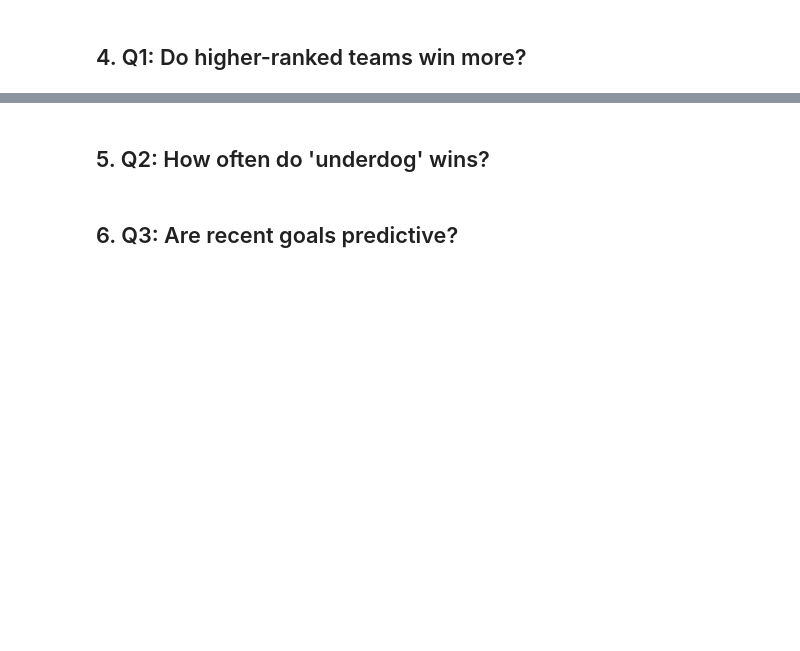
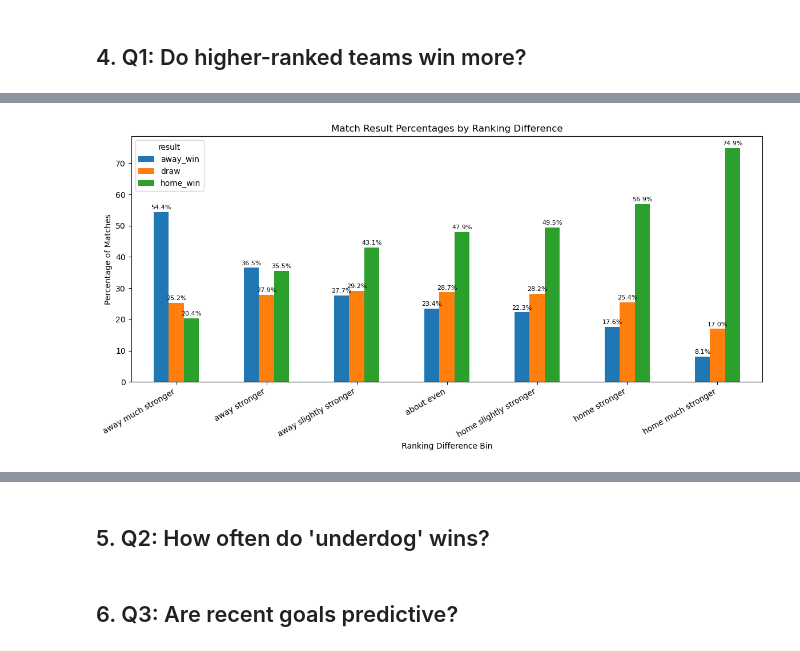
Before and after one commit to Alejandromarchesini12/fifa-worldcup-ml-simulation, a Jupyter notebook: notebooks/Phase2_Exploratory_Data_Analysis.ipynb, the cells around one changed output, grey strips where cells are left out. Drawn from its saved outputs; the diff is of its cells as text; code cells hidden in the pictures; blank space fills up the shorter version.

Commit message:
Finsihed data manipulation and visualization for Q1: Do higher ranked teams win more?

```diff
--- a/notebooks/Phase2_Exploratory_Data_Analysis.ipynb
+++ b/notebooks/Phase2_Exploratory_Data_Analysis.ipynb
@@ -119,0 +188,8 @@ display (data[[
+# %%
+# Cleaner tabler for the report
+q1_table = (
+    q1_long
+    .pivot(index="rank_diff_bin", columns="result", values="pct(%)")
+    .fillna(0) # Fill NaN values with 0
+)
+display(q1_table.round(2))
@@ -119,0 +206,21 @@ display (data[[
+# %%
+# Visualizations
+ax = q1_table.plot(kind="bar", figsize=(12, 6))
+
+plt.title("Match Result Percentages by Ranking Difference")
+plt.xlabel("Ranking Difference Bin")
+plt.ylabel("Percentage of Matches")
+plt.xticks(rotation=30, ha="right")
+
+# Add percentage labels to each bar
+for container in ax.containers:
+    labels = [
+        f"{bar.get_height():.1f}%" if bar.get_height() > 0 else ""
+        for bar in container
+    ]
+    ax.bar_label(container, labels=labels, padding=2, fontsize=8)
+
+plt.tight_layout()
+plt.show()
+# %% [output]
+[figure, added]
```
Also changed, not shown: parts of 9 cells of this notebook.
